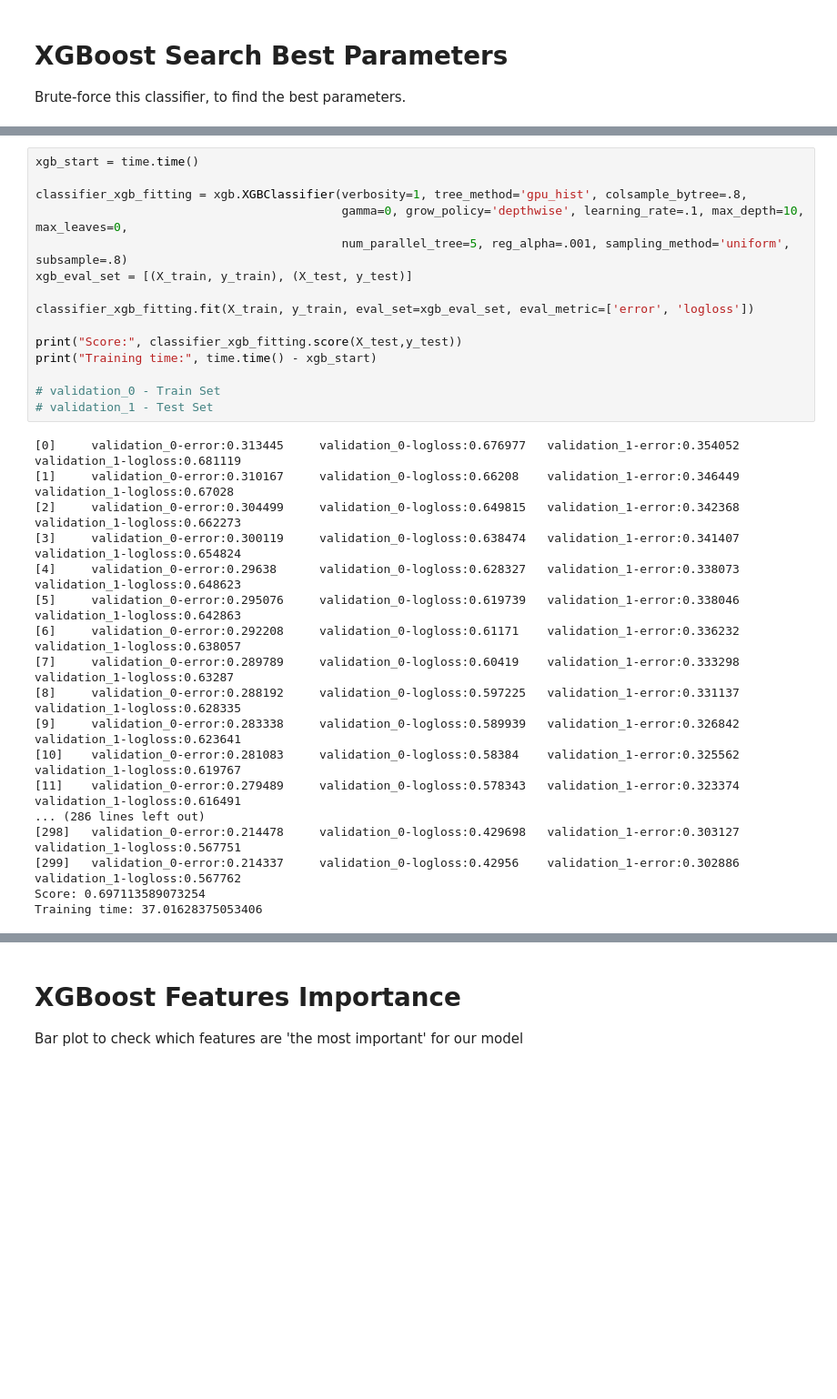
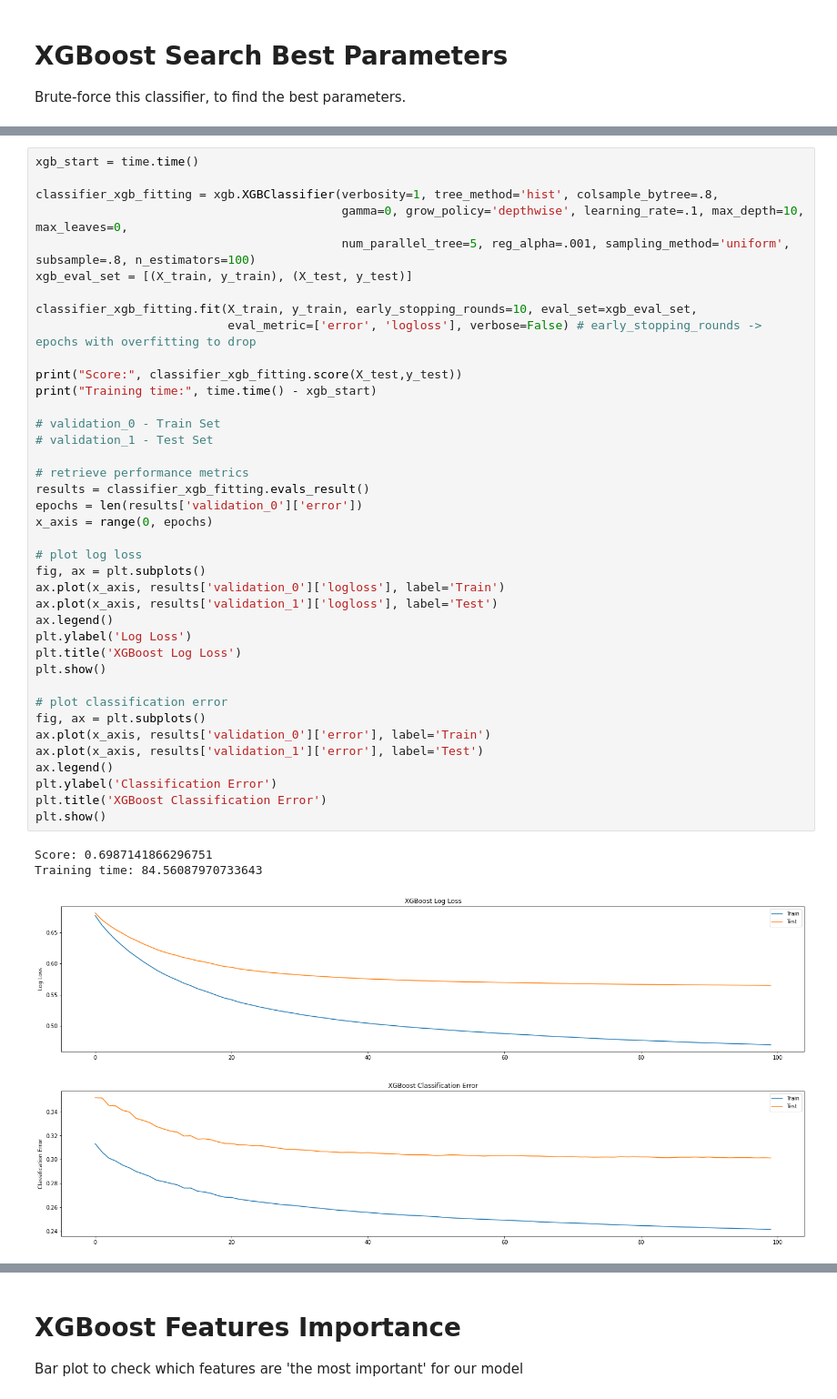
Before and after one commit to HubertLechowicz/kickstarter-predictor, a Jupyter notebook: classification_model.ipynb, the cells around one changed output, grey strips where cells are left out. Shown at 91% size. Cells and saved outputs as stored; diff of their text form; blank space fills up the shorter version.

```diff
--- a/classification_model.ipynb
+++ b/classification_model.ipynb
@@ -422,33 +476,44 @@ Since every value (error & logloss for train & test data) decreases, model is no
 # %%
 xgb_start = time.time()
 
-classifier_xgb_fitting = xgb.XGBClassifier(verbosity=1, tree_method='gpu_hist', colsample_bytree=.8,
+classifier_xgb_fitting = xgb.XGBClassifier(verbosity=1, tree_method='hist', colsample_bytree=.8,
                                            gamma=0, grow_policy='depthwise', learning_rate=.1, max_depth=10, max_leaves=0,
-                                           num_parallel_tree=5, reg_alpha=.001, sampling_method='uniform', subsample=.8)
+                                           num_parallel_tree=5, reg_alpha=.001, sampling_method='uniform', subsample=.8, n_estimators=100)
 xgb_eval_set = [(X_train, y_train), (X_test, y_test)]
 
-classifier_xgb_fitting.fit(X_train, y_train, eval_set=xgb_eval_set, eval_metric=['error', 'logloss'])
+classifier_xgb_fitting.fit(X_train, y_train, early_stopping_rounds=10, eval_set=xgb_eval_set,
+                           eval_metric=['error', 'logloss'], verbose=False) # early_stopping_rounds -> epochs with overfitting to drop
 
 print("Score:", classifier_xgb_fitting.score(X_test,y_test))
 print("Training time:", time.time() - xgb_start)
 
 # validation_0 - Train Set
 # validation_1 - Test Set
+
+# retrieve performance metrics
+results = classifier_xgb_fitting.evals_result()
+epochs = len(results['validation_0']['error'])
+x_axis = range(0, epochs)
+
+# plot log loss
+fig, ax = plt.subplots()
+ax.plot(x_axis, results['validation_0']['logloss'], label='Train')
+ax.plot(x_axis, results['validation_1']['logloss'], label='Test')
+ax.legend()
+plt.ylabel('Log Loss')
+plt.title('XGBoost Log Loss')
+plt.show()
+
+# plot classification error
+fig, ax = plt.subplots()
+ax.plot(x_axis, results['validation_0']['error'], label='Train')
+ax.plot(x_axis, results['validation_1']['error'], label='Test')
+ax.legend()
+plt.ylabel('Classification Error')
+plt.title('XGBoost Classification Error')
+plt.show()
 # %% [output]
-[0]     validation_0-error:0.313445     validation_0-logloss:0.676977   validation_1-error:0.354052     validation_1-logloss:0.681119
-[1]     validation_0-error:0.310167     validation_0-logloss:0.66208    validation_1-error:0.346449     validation_1-logloss:0.67028
-[2]     validation_0-error:0.304499     validation_0-logloss:0.649815   validation_1-error:0.342368     validation_1-logloss:0.662273
-[3]     validation_0-error:0.300119     validation_0-logloss:0.638474   validation_1-error:0.341407     validation_1-logloss:0.654824
-[4]     validation_0-error:0.29638      validation_0-logloss:0.628327   validation_1-error:0.338073     validation_1-logloss:0.648623
-[5]     validation_0-error:0.295076     validation_0-logloss:0.619739   validation_1-error:0.338046     validation_1-logloss:0.642863
-[6]     validation_0-error:0.292208     validation_0-logloss:0.61171    validation_1-error:0.336232     validation_1-logloss:0.638057
-[7]     validation_0-error:0.289789     validation_0-logloss:0.60419    validation_1-error:0.333298     validation_1-logloss:0.63287
-[8]     validation_0-error:0.288192     validation_0-logloss:0.597225   validation_1-error:0.331137     validation_1-logloss:0.628335
-[9]     validation_0-error:0.283338     validation_0-logloss:0.589939   validation_1-error:0.326842     validation_1-logloss:0.623641
-[10]    validation_0-error:0.281083     validation_0-logloss:0.58384    validation_1-error:0.325562     validation_1-logloss:0.619767
-[11]    validation_0-error:0.279489     validation_0-logloss:0.578343   validation_1-error:0.323374     validation_1-logloss:0.616491
-... (286 lines left out)
-[298]   validation_0-error:0.214478     validation_0-logloss:0.429698   validation_1-error:0.303127     validation_1-logloss:0.567751
-[299]   validation_0-error:0.214337     validation_0-logloss:0.42956    validation_1-error:0.302886     validation_1-logloss:0.567762
-Score: 0.697113589073254
-Training time: 37.01628375053406
+Score: 0.6987141866296751
+Training time: 84.56087970733643
+[figure, added]
+[figure, added]
```
Also changed, not shown: parts of 22 cells of this notebook.
